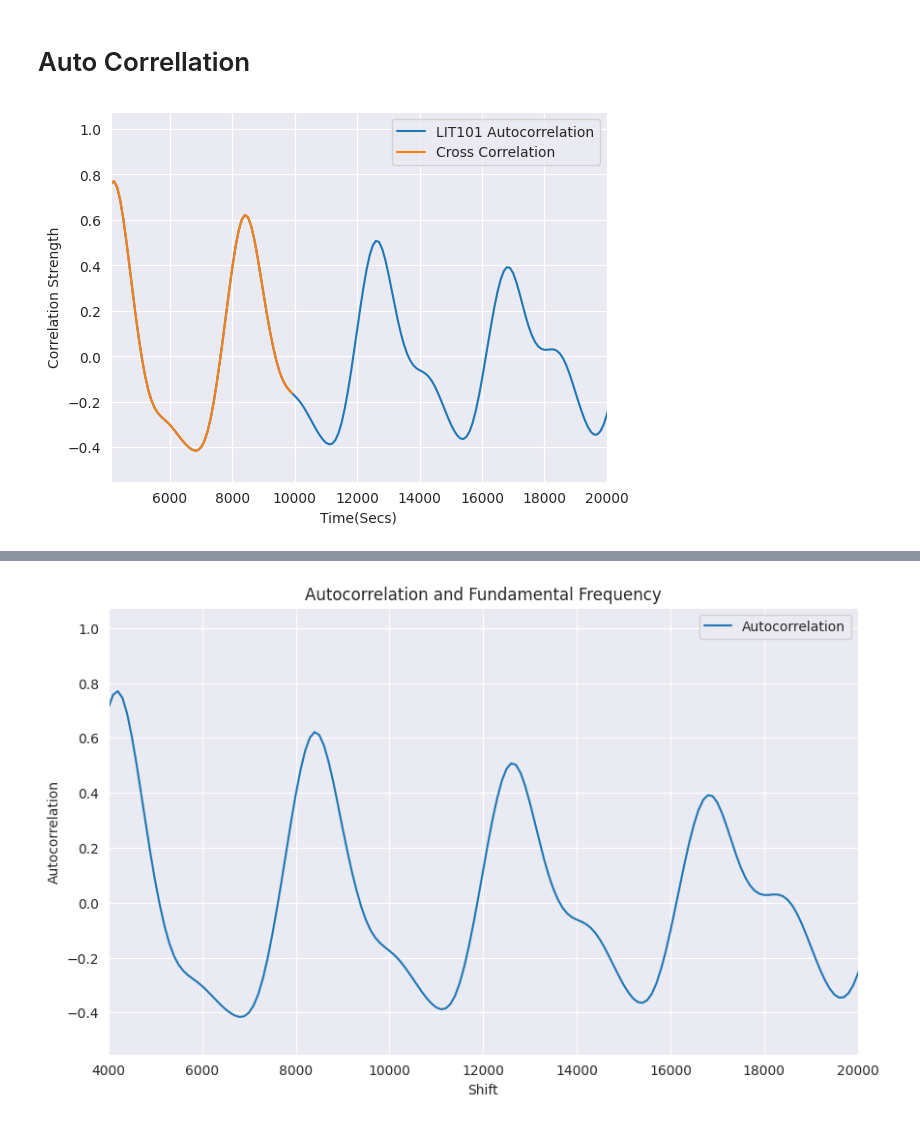
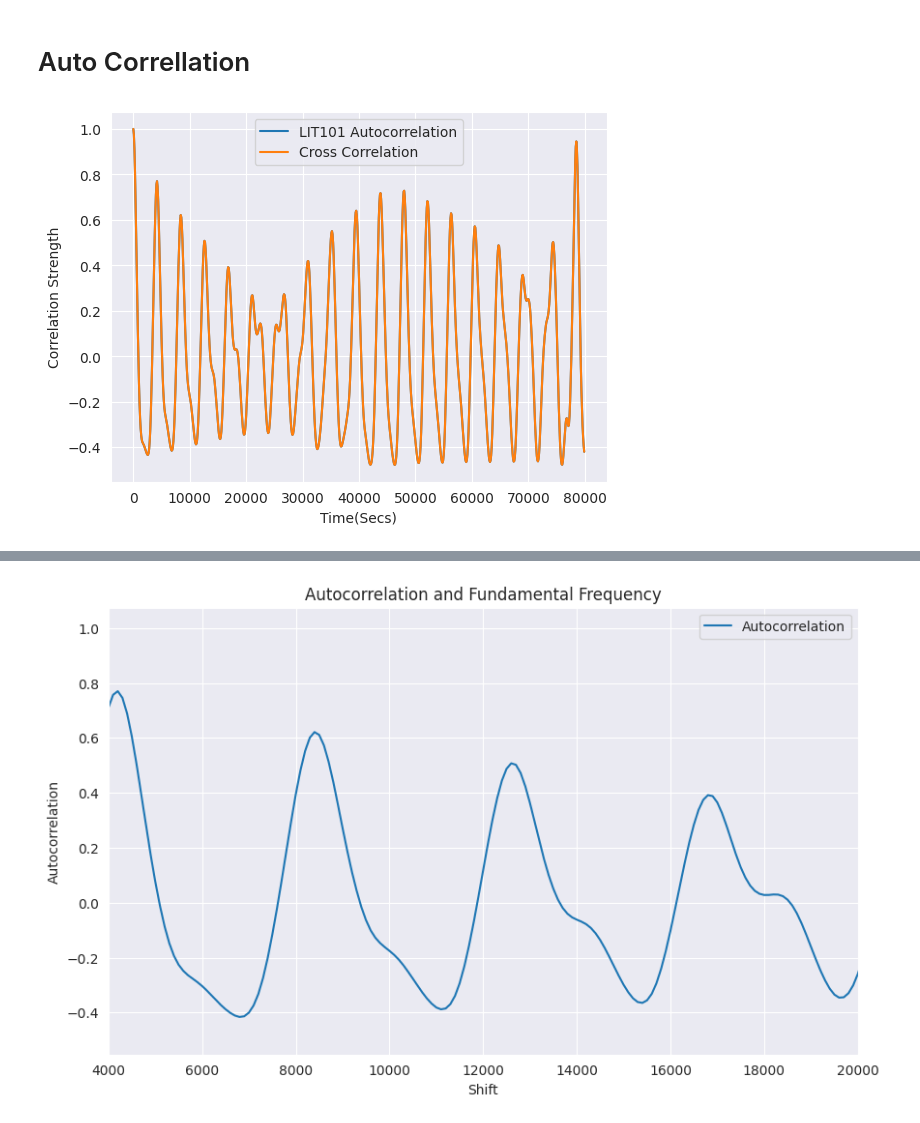
Before and after one commit to lozferatu/MSc-Project, a Jupyter notebook: final_code/first_exploration.ipynb, the cells around one changed output, grey strips where cells are left out. Cells and saved outputs as stored; diff of their text form; code cells hidden in the pictures.

Commit message:
refactor and data prep functions

```diff
--- a/final_code/first_exploration.ipynb
+++ b/final_code/first_exploration.ipynb
@@ -81,5 +81,10 @@ df_normalised.to_csv("/home/loz/Documents/GitHub/MSc-Project/SWaT_2015_12_23_for
+# %%
+csv_path = "/home/loz/MSc/MSc_Project/SWaT DataSWaT 2015-12-23.csv"
+converted_path = "/home/loz/MSc/MSc_Project/SWaT_12_23_sec_orig.csv"
+
+df_norm_sec = scaler_sec_midnight(csv_path, converted_path, scaler_type='minmax')
 # %%
-df_norm_sec = pd.read_csv('/home/loz/MSc/MSc_Project/SWaT_2015_12_23_for_tf.csv')
+#df_norm_sec = pd.read_csv('/home/loz/MSc/MSc_Project/SWaT_2015_12_23_for_tf.csv')
 # %%
 df_norm_sec
 # %% [output]
@@ -678,7 +488,7 @@ shift_size = 100
 # %%
 
 
-def get_cross_corr(series_1, series_2, shift=100, start=0, stop=20000):
+def get_cross_corr(series_1, series_2, shift=100, start=0, stop=80000):
     '''
     Get cross correlation or suto correlation if same series passed twice
     :param series_1: keeps original timing
@@ -694,24 +504,24 @@ def get_cross_corr(series_1, series_2, shift=100, start=0, stop=20000):
 
     return auto_corrs
 # %%
-auto_corrs_lit101 = get_cross_corr(df_norm_sec.LIT101, df_norm_sec.LIT101, shift=1, start=0,stop=10000)
-cross_lit101_fit101 = get_cross_corr(df_norm_sec.LIT101, df_norm_sec.FIT101, shift=1, start=0,stop=10000)
+auto_corrs_lit101 = get_cross_corr(df_norm_sec.LIT101, df_norm_sec.LIT101, shift=1, start=0,stop=80000)
+cross_lit101_fit101 = get_cross_corr(df_norm_sec.LIT101, df_norm_sec.FIT101, shift=1, start=0,stop=80000)
 
 
 
 
 #plt.plot(auto_corrs.values(), label='Original Data')
-plt.plot(list(auto_corrs.keys()), list(auto_corrs.values()), label='LIT101 Autocorrelation')
+plt.plot(list(auto_corrs_lit101.keys()), list(auto_corrs_lit101.values()), label='LIT101 Autocorrelation')
 plt.plot(list(cross_lit101_fit101.keys()), list(cross_lit101_fit101.values()), label='Cross Correlation')
 
-plt.xlim(4100,20000)
+#plt.xlim(4100,20000)
 plt.xlabel('Time(Secs)')
 plt.ylabel('Correlation Strength')
 plt.legend()
 plt.savefig('/home/loz/MSc/MSc_Project/Write_Up/Charts/lit101_autocor.jpeg')
 plt.show()
 # %% [output]
-[figure, old version]
+[figure, new version]
 # %%
 from scipy.signal import find_peaks
 # %%
```
Also changed, not shown: parts of 36 cells of this notebook, 8 other files.
